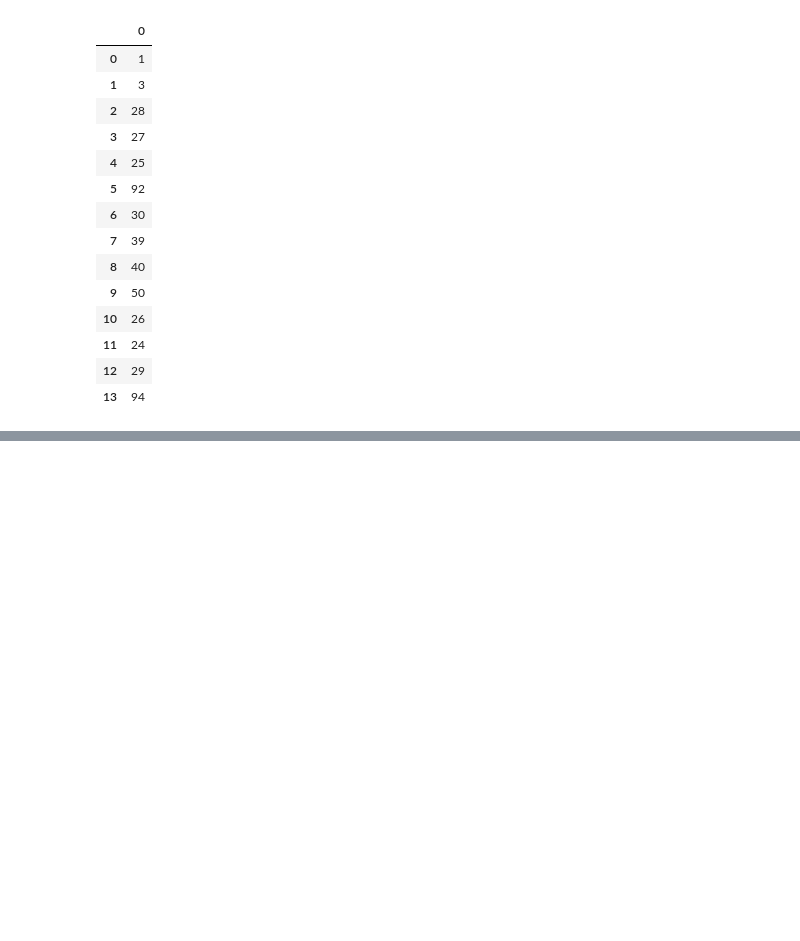
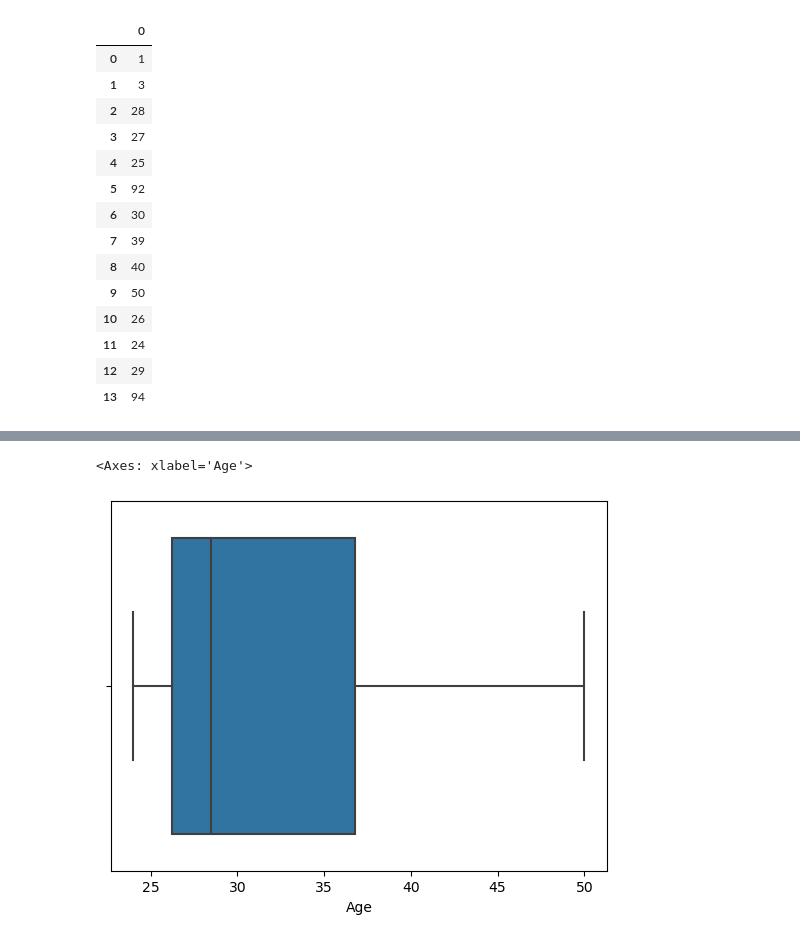
Before and after one commit to akash7812/exno1, a Jupyter notebook: EXNO1_DS.ipynb, the cells around one changed output, grey strips where cells are left out. Drawn from its saved outputs; the diff is of its cells as text; code cells hidden in the pictures; blank space fills up the shorter version.

```diff
--- a/EXNO1_DS.ipynb
+++ b/EXNO1_DS.ipynb
@@ -215,2 +259,9 @@ af
+# %%
+#REMOVE OUTLIERS
+af_no_outliers = af[(af['Age'] >= lower_bound) & (af['Age'] <= upper_bound)]
 # %%
-#USE BOXPLOT FUNCTION HERE TO DETECT OUTLIER
+#USE BOXPLOT FUNCTION HERE TO CHECK OUTLIER IS REMOVED
+sns.boxplot(x=af_no_outliers['Age'])
+# %% [output]
+<Axes: xlabel='Age'>
+[figure, added]
```
Also changed, not shown: parts of 12 cells of this notebook, 17 other files.
